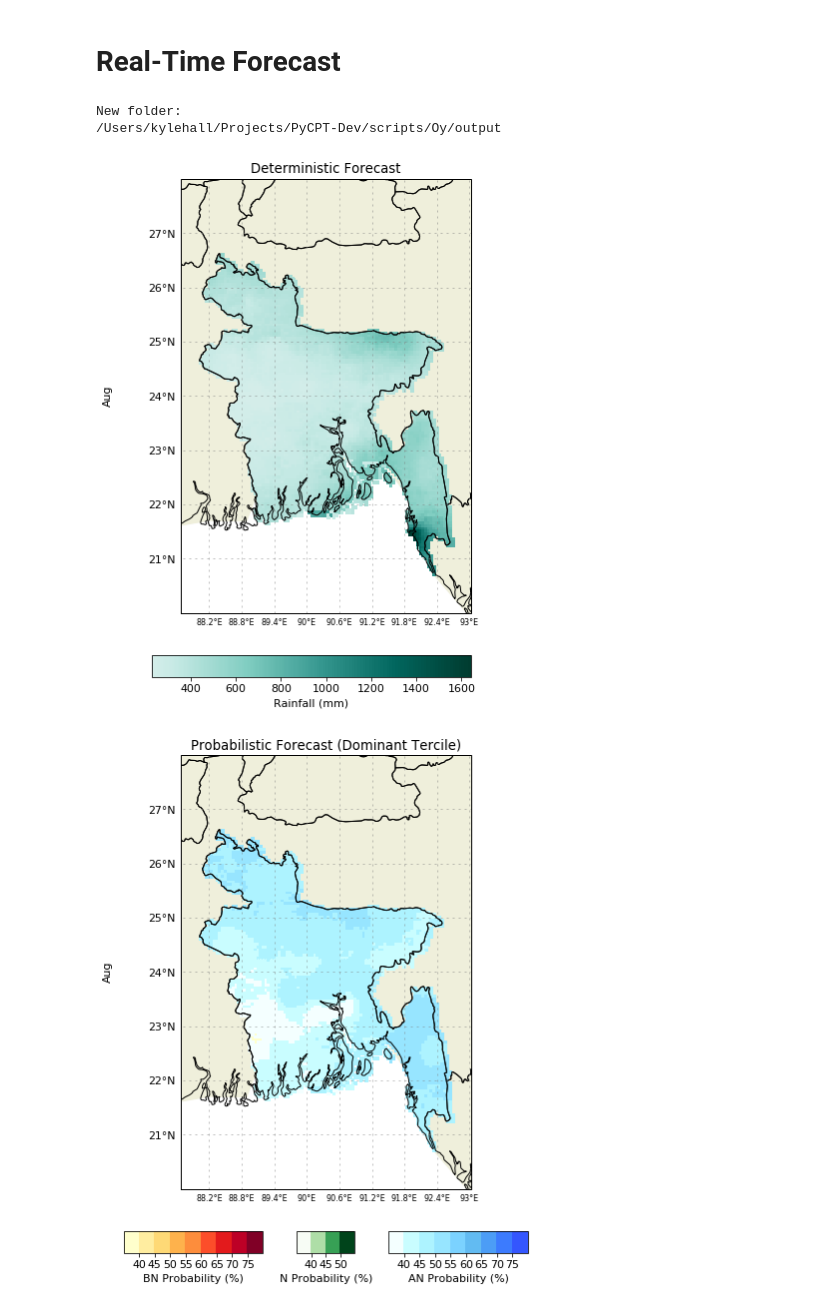
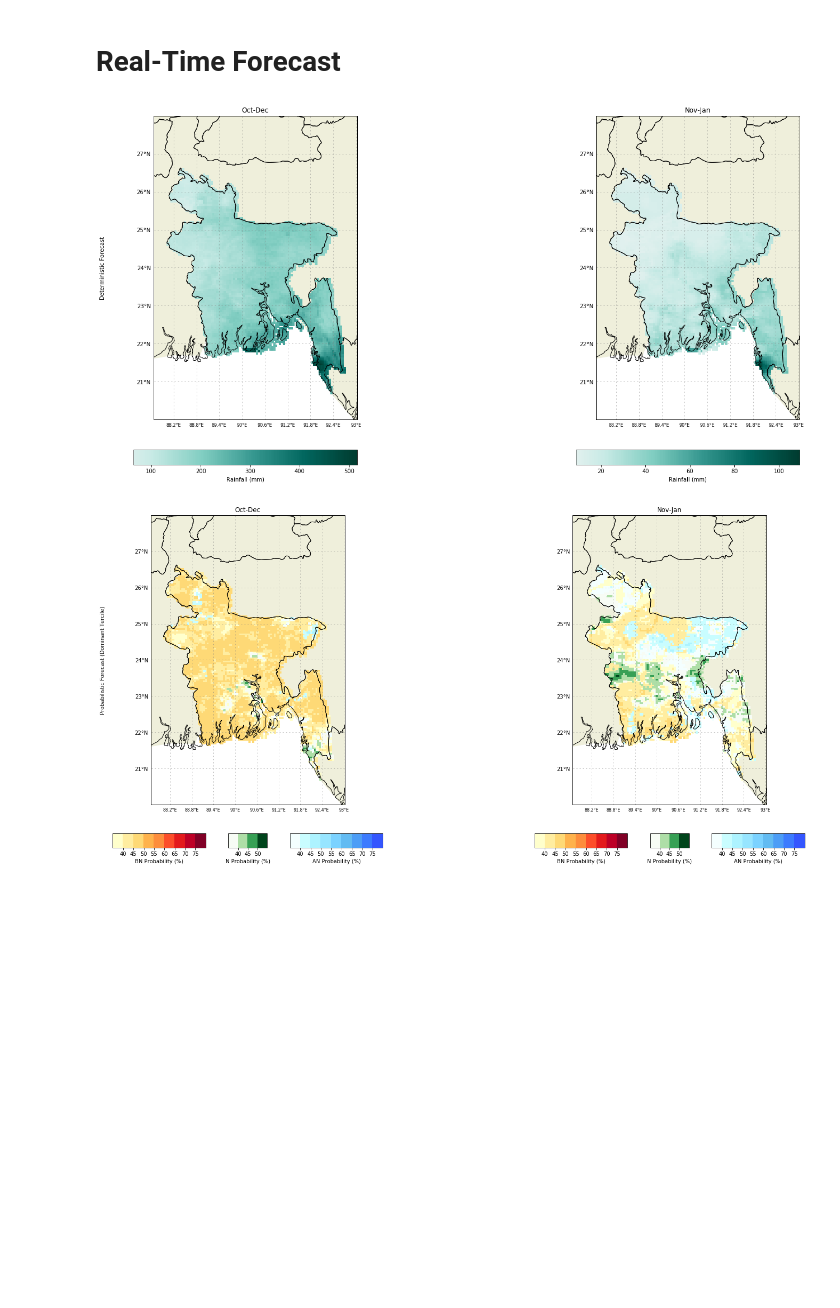
Before and after one commit to nachiketaacharya/PyCPT_Seasonal, a Jupyter notebook: pycpt_seasonal.ipynb, the cells around one changed output. Drawn from its saved outputs; the diff is of its cells as text; code cells hidden in the pictures; blank space fills up the shorter version.

```diff
--- a/pycpt_seasonal.ipynb
+++ b/pycpt_seasonal.ipynb
@@ -405,23 +193,0 @@ PROCESS COMPLETED
-# %%
-#####Choose metrics (options are: 'Pearson','Spearman','2AFC','RocAbove','RocBelow'):
-met=('Pearson','Spearman','2AFC','RocAbove','RocBelow', 'RMSE')
-#monss=['Dec-Feb','Mar-May','Apr-Jun','Sep-Nov']   #Needs to be any of the seasons computed.
-monss=['Aug']
-modelo=['NextGen']
-
-print("New folder:")
-if platform.system() == 'Windows':
-    %cd $workdir\output
-else:
-    %cd $workdir/output
-
-# Skill scores loop
-plt.rcParams.update({'font.size': 11})
-for ime in met:
-    pltmap(modelo,PREDICTAND,ime,wlo2,elo2,sla2,nla2,fprefix,mpref,tgts,mons,monss, obs)
-    print('')
-    print("\033[1m"+ime+"\033[0;0m")
-    #plt.show()
-    print('')
-    plt.savefig("3_nextGen"+ime+".png",dpi=300)
-    plt.show()
@@ -444,16 +231,8 @@ RMSE
 # %% [markdown]
 # Real-Time Forecast
 # %%
-print("New folder:")
-if platform.system() == 'Windows':
-    %cd $workdir\output
-else:
-    %cd $workdir/output
-
-plt_ng_deterministic(models, PREDICTAND, wlo2,elo2,sla2,nla2, fprefix, mpref, monss, mon, fyr)
-plt_ng_probabilistic(models, PREDICTAND, wlo2,elo2,sla2,nla2, fprefix, mpref, monss, mon, fyr)
+plt_ng_deterministic(['NextGen'], PREDICTAND, wlo2,elo2,sla2,nla2, fprefix, mpref, tgts, mons, fyr)
+plt_ng_probabilistic(['NextGen'], PREDICTAND, wlo2,elo2,sla2,nla2, fprefix, mpref, tgts, mons, fyr)
 # %% [output]
-New folder:
-/Users/kylehall/Projects/PyCPT-Dev/scripts/Oy/output
-[figure, old version]
+[figure, new version]
-[figure, old version]
+[figure, new version]
```
Also changed, not shown: parts of 21 cells of this notebook, 1 other file.
